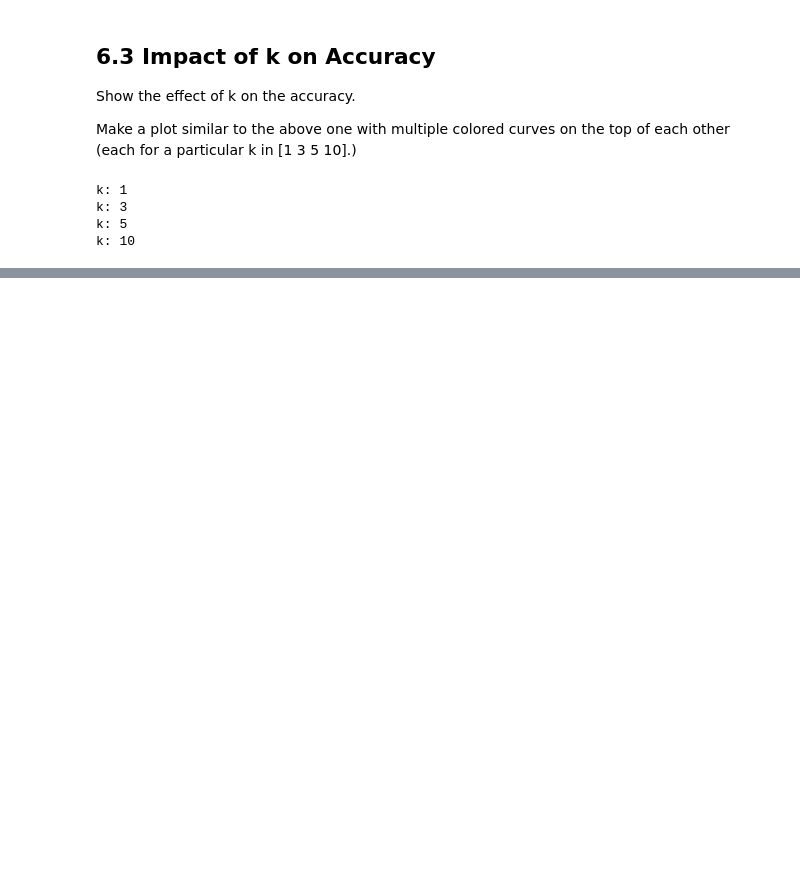
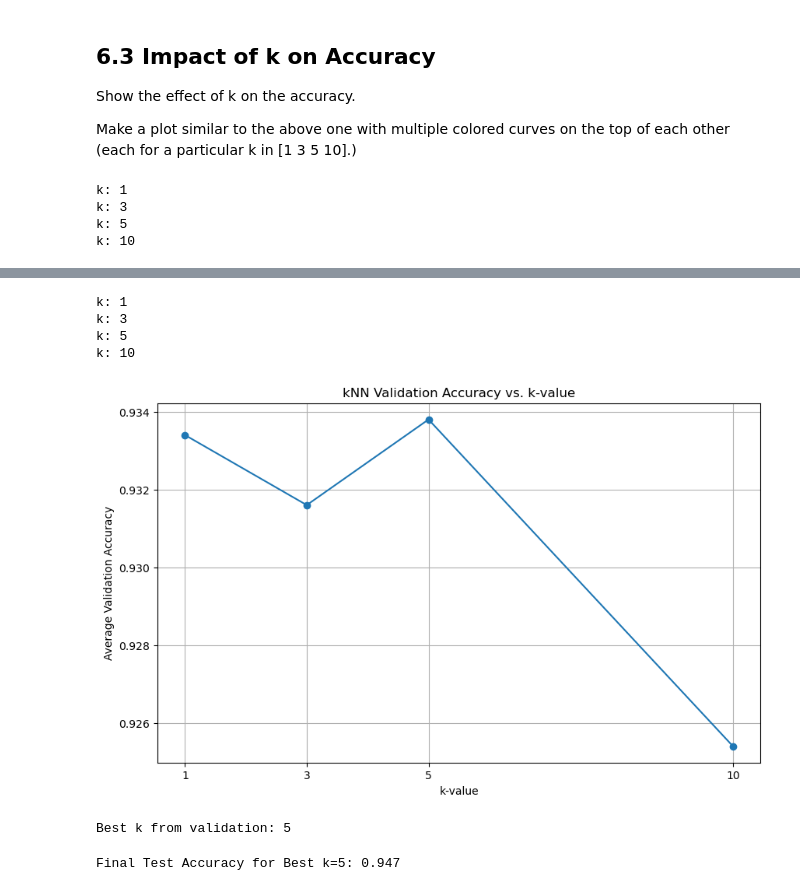
Before and after one commit to scalettar/ecs271, a Jupyter notebook: hw1/code/hw1.ipynb, the cells around one changed output, grey strips where cells are left out. Saved outputs shown, nothing was run; the diff lists cells and outputs as text; code cells hidden in the pictures; blank space fills up the shorter version.

```diff
--- a/hw1/code/hw1.ipynb
+++ b/hw1/code/hw1.ipynb
@@ -156,0 +227,38 @@ plt.show()
+# %%
+# split training data into training and validation
+total_training_data = 10000
+images_train_split = images_train[:total_training_data//2]
+labels_train_split = labels_train[:total_training_data//2]
+
+images_val_split = images_train[total_training_data//2:total_training_data]
+labels_val_split = labels_train[total_training_data//2:total_training_data]
+
+# define set of k-values
+k_values = [1, 3, 5, 10]
+
+# get test accuracies
+val_accs = test_over_k_values(images_train_split, labels_train_split, images_val_split, labels_val_split, k_values)
+# get average accuracies
+val_avg_accs = [val_acc[1] for val_acc in val_accs]
+# %% [output]
+k: 1
+k: 3
+k: 5
+k: 10
+# %%
+plt.figure(figsize=(10, 6))
+plt.plot(k_values, val_avg_accs, marker='o')
+plt.title('kNN Validation Accuracy vs. k-value')
+plt.xlabel('k-value')
+plt.ylabel('Average Validation Accuracy')
+plt.xticks(k_values)
+plt.grid(True)
+plt.show()
+# %% [output]
+[figure, added]
+# %%
+# choose the best k
+best_k = k_values[np.argmax(val_avg_accs)]
+print(f"Best k from validation: {best_k}")
+# %% [output]
+Best k from validation: 5
@@ -156,0 +268,4 @@ plt.show()
+# %%
+print(f"Final Test Accuracy for Best k={best_k}: {test_accs[1]}")
+# %% [output]
+Final Test Accuracy for Best k=5: 0.947
```
Also changed, not shown: parts of 14 cells of this notebook.
